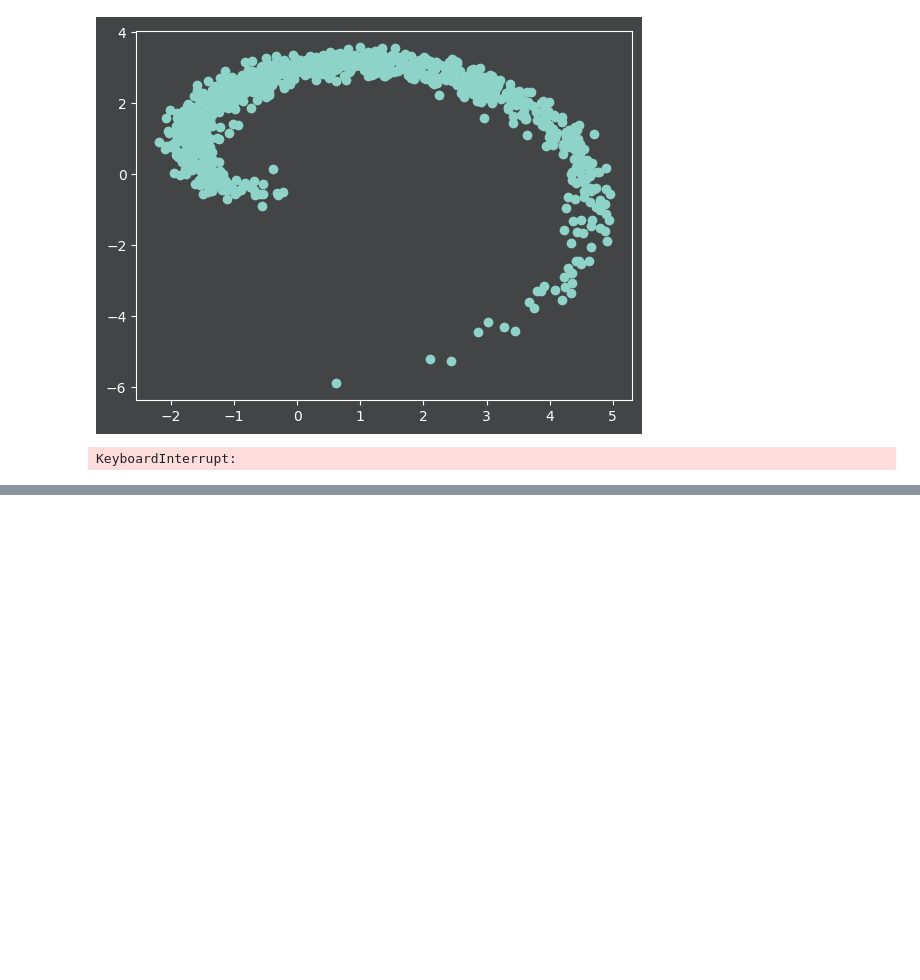
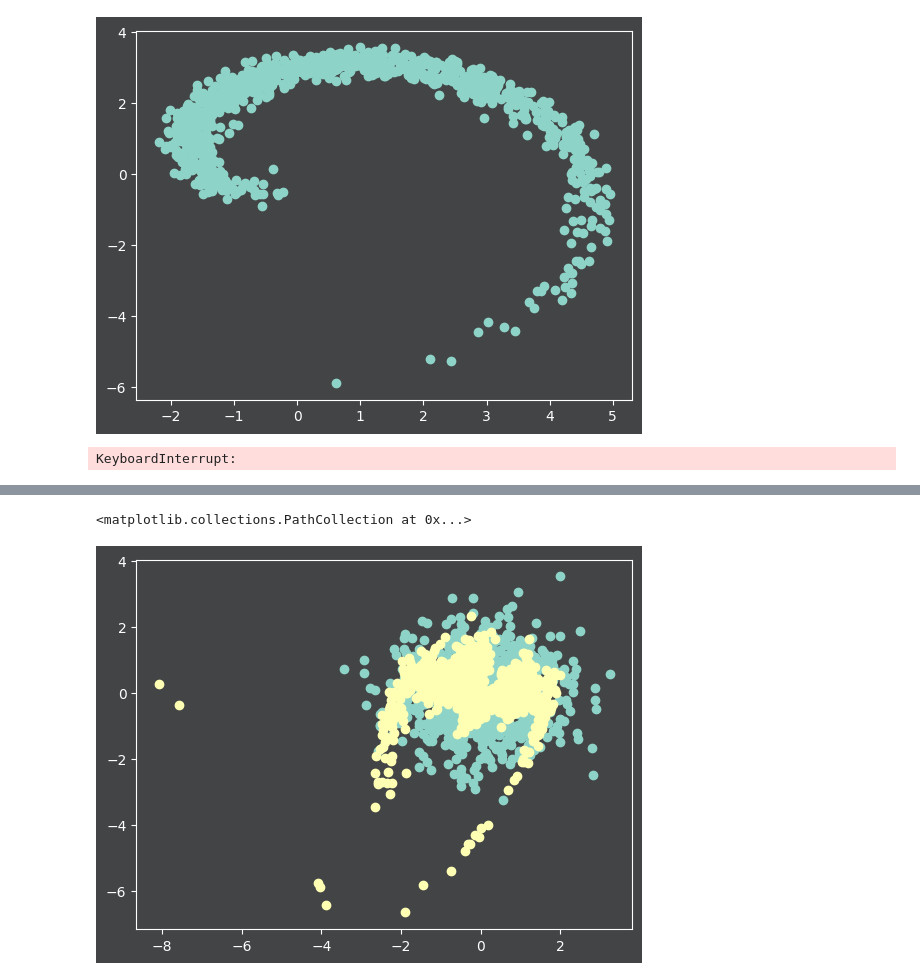
Before and after one commit to bogdankjastrzebski/BayesianDNNTrick, a Jupyter notebook: BetterInvertibleNeuralNetworks.ipynb, the cells around one changed output, grey strips where cells are left out. Saved outputs shown, nothing was run; the diff lists cells and outputs as text; code cells hidden in the pictures; blank space fills up the shorter version.

```diff
--- a/BetterInvertibleNeuralNetworks.ipynb
+++ b/BetterInvertibleNeuralNetworks.ipynb
@@ -199,3 +189,10 @@ plt.scatter(X[:,0], X[:,1])
+# %%
+Zhat = forward(get_params(opt_state), X)
+plt.scatter(Z[:,0], Z[:,1])
+plt.scatter(Zhat[:,0], Zhat[:,1])
+# %% [output]
+<matplotlib.collections.PathCollection at 0x...>
+[figure, added]
 # %%
 for p in get_params(opt_state):
     for g in p:
```
Also changed, not shown: parts of 11 cells of this notebook.
